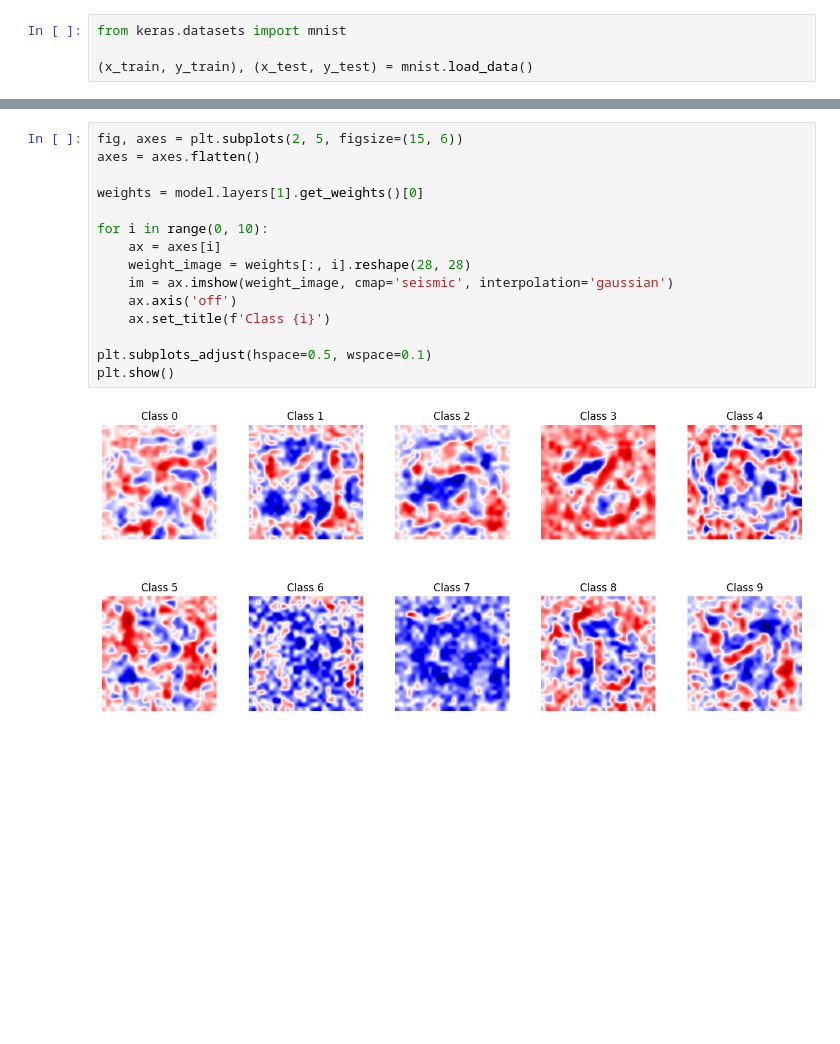
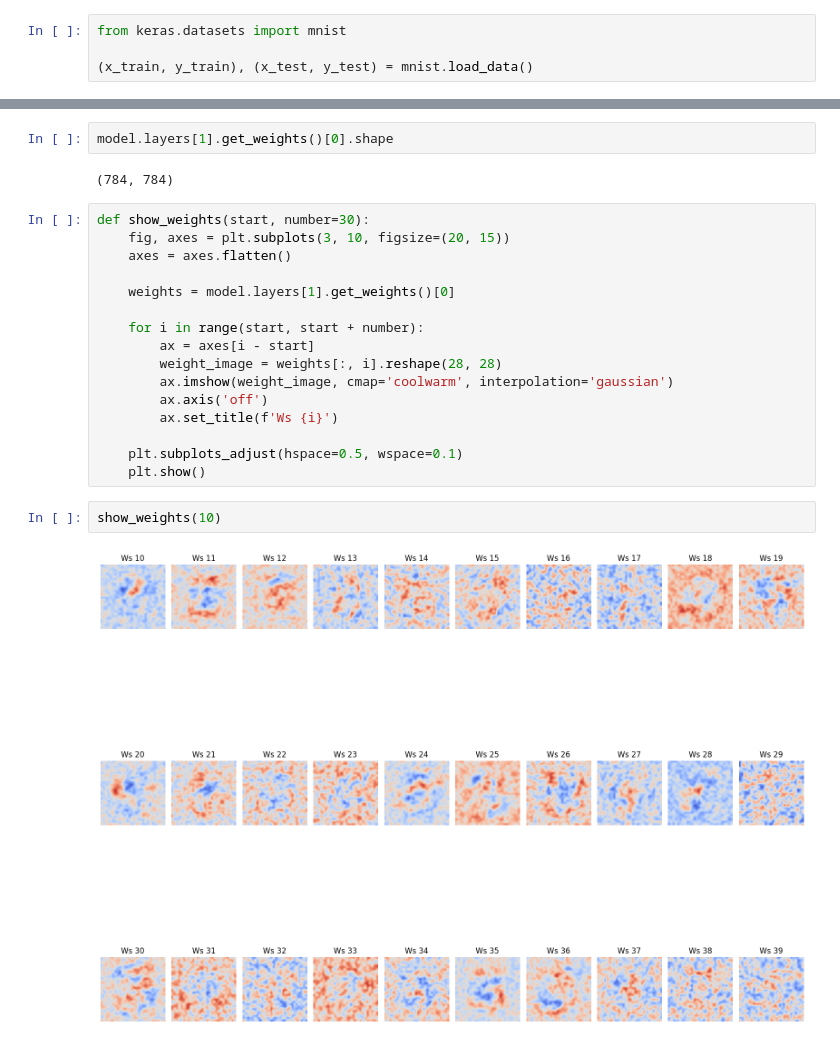
Before and after one commit to aipyth/digit_recognition, a Jupyter notebook: project.ipynb, the cells around one changed output, grey strips where cells are left out. Cells and saved outputs as stored; diff of their text form; blank space fills up the shorter version.

```diff
--- a/project.ipynb
+++ b/project.ipynb
@@ -753,17 +706,24 @@ plt.show()
+# %%
+model.layers[1].get_weights()[0].shape
+# %% [output]
+(784, 784)
 # %%
-fig, axes = plt.subplots(2, 5, figsize=(15, 6))
-axes = axes.flatten()
+def show_weights(start, number=30):
+    fig, axes = plt.subplots(3, 10, figsize=(20, 15))
+    axes = axes.flatten()
 
-weights = model.layers[1].get_weights()[0]
+    weights = model.layers[1].get_weights()[0]
 
-for i in range(0, 10):
-    ax = axes[i]
-    weight_image = weights[:, i].reshape(28, 28)
-    im = ax.imshow(weight_image, cmap='seismic', interpolation='gaussian')
-    ax.axis('off')
-    ax.set_title(f'Class {i}')
+    for i in range(start, start + number):
+        ax = axes[i - start]
+        weight_image = weights[:, i].reshape(28, 28)
+        ax.imshow(weight_image, cmap='coolwarm', interpolation='gaussian')
+        ax.axis('off')
+        ax.set_title(f'Ws {i}')
 
-plt.subplots_adjust(hspace=0.5, wspace=0.1)
-plt.show()
+    plt.subplots_adjust(hspace=0.5, wspace=0.1)
+    plt.show()
-# %% [output]
-[figure, removed]
+# %%
+show_weights(10)
+# %% [output]
+[figure, added]
```
Also changed, not shown: parts of 14 cells of this notebook, 10 other files.
